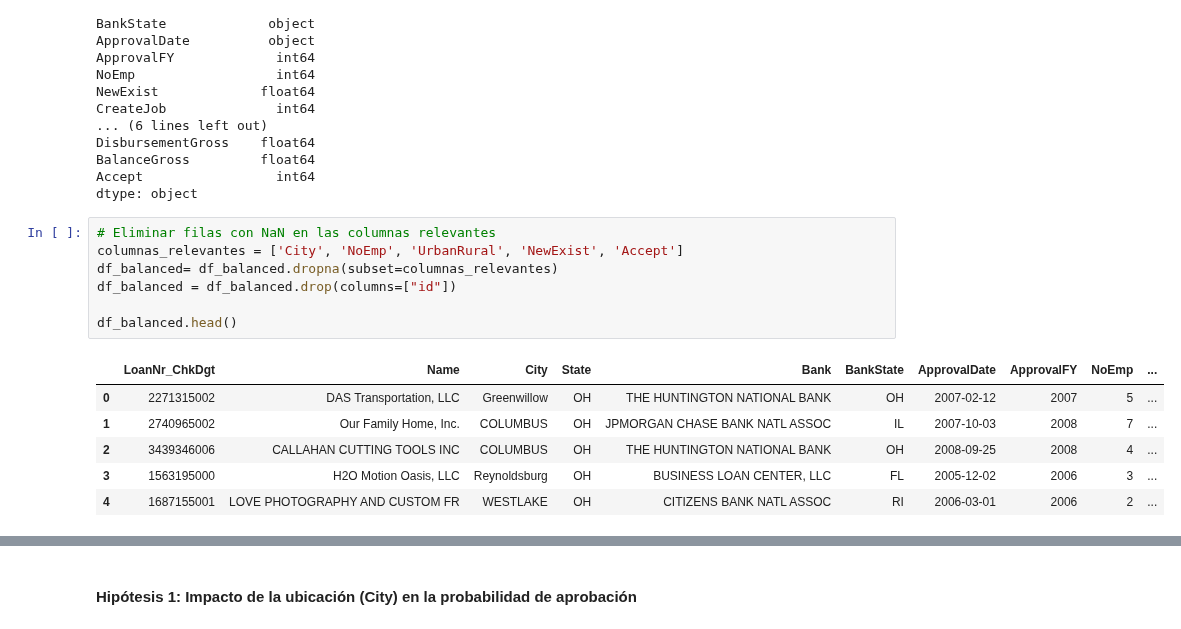
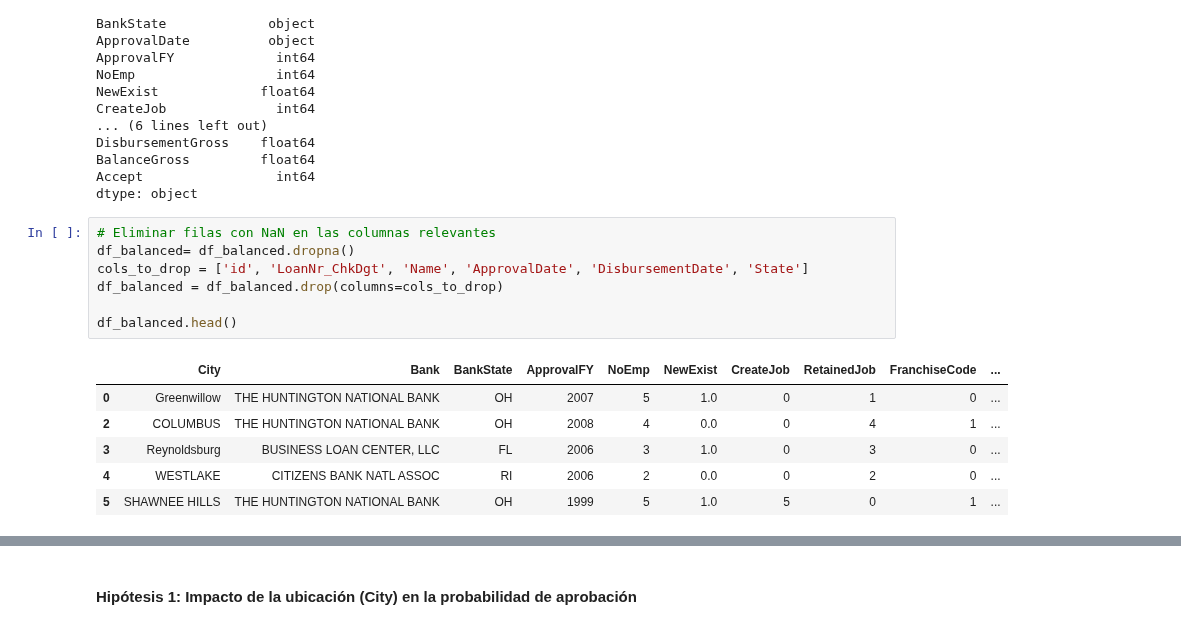
Before and after one commit to ananags/LBBYs, a Jupyter notebook: notebooks/3_modelado/3.1_modelos_geometricos/SVM.ipynb, the cells around one changed output, grey strips where cells are left out. Saved outputs shown, nothing was run; the diff lists cells and outputs as text.

```diff
--- a/notebooks/3_modelado/3.1_modelos_geometricos/SVM.ipynb
+++ b/notebooks/3_modelado/3.1_modelos_geometricos/SVM.ipynb
@@ -86,15 +86,15 @@ Accept                 int64
 dtype: object
 # %%
 # Eliminar filas con NaN en las columnas relevantes
-columnas_relevantes = ['City', 'NoEmp', 'UrbanRural', 'NewExist', 'Accept']
-df_balanced= df_balanced.dropna(subset=columnas_relevantes)
-df_balanced = df_balanced.drop(columns=["id"])
+df_balanced= df_balanced.dropna()
+cols_to_drop = ['id', 'LoanNr_ChkDgt', 'Name', 'ApprovalDate', 'DisbursementDate', 'State']
+df_balanced = df_balanced.drop(columns=cols_to_drop)
 
 df_balanced.head()
 # %% [output]
-|  | LoanNr_ChkDgt | Name | City | State | Bank | BankState | ApprovalDate | ApprovalFY | NoEmp | ... |
-| 0 | 2271315002 | DAS Transportation, LLC | Greenwillow | OH | THE HUNTINGTON NATIONAL BANK | OH | 2007-02-12 | 2007 | 5 | ... |
-| 1 | 2740965002 | Our Family Home, Inc. | COLUMBUS | OH | JPMORGAN CHASE BANK NATL ASSOC | IL | 2007-10-03 | 2008 | 7 | ... |
-| 2 | 3439346006 | CALLAHAN CUTTING TOOLS INC | COLUMBUS | OH | THE HUNTINGTON NATIONAL BANK | OH | 2008-09-25 | 2008 | 4 | ... |
-| 3 | 1563195000 | H2O Motion Oasis, LLC | Reynoldsburg | OH | BUSINESS LOAN CENTER, LLC | FL | 2005-12-02 | 2006 | 3 | ... |
-| 4 | 1687155001 | LOVE PHOTOGRAPHY AND CUSTOM FR | WESTLAKE | OH | CITIZENS BANK NATL ASSOC | RI | 2006-03-01 | 2006 | 2 | ... |
+|  | City | Bank | BankState | ApprovalFY | NoEmp | NewExist | CreateJob | RetainedJob | FranchiseCode | ... |
+| 0 | Greenwillow | THE HUNTINGTON NATIONAL BANK | OH | 2007 | 5 | 1.0 | 0 | 1 | 0 | ... |
+| 2 | COLUMBUS | THE HUNTINGTON NATIONAL BANK | OH | 2008 | 4 | 0.0 | 0 | 4 | 1 | ... |
+| 3 | Reynoldsburg | BUSINESS LOAN CENTER, LLC | FL | 2006 | 3 | 1.0 | 0 | 3 | 0 | ... |
+| 4 | WESTLAKE | CITIZENS BANK NATL ASSOC | RI | 2006 | 2 | 0.0 | 0 | 2 | 0 | ... |
+| 5 | SHAWNEE HILLS | THE HUNTINGTON NATIONAL BANK | OH | 1999 | 5 | 1.0 | 5 | 0 | 1 | ... |
```
Also changed, not shown: parts of 10 cells of this notebook.
